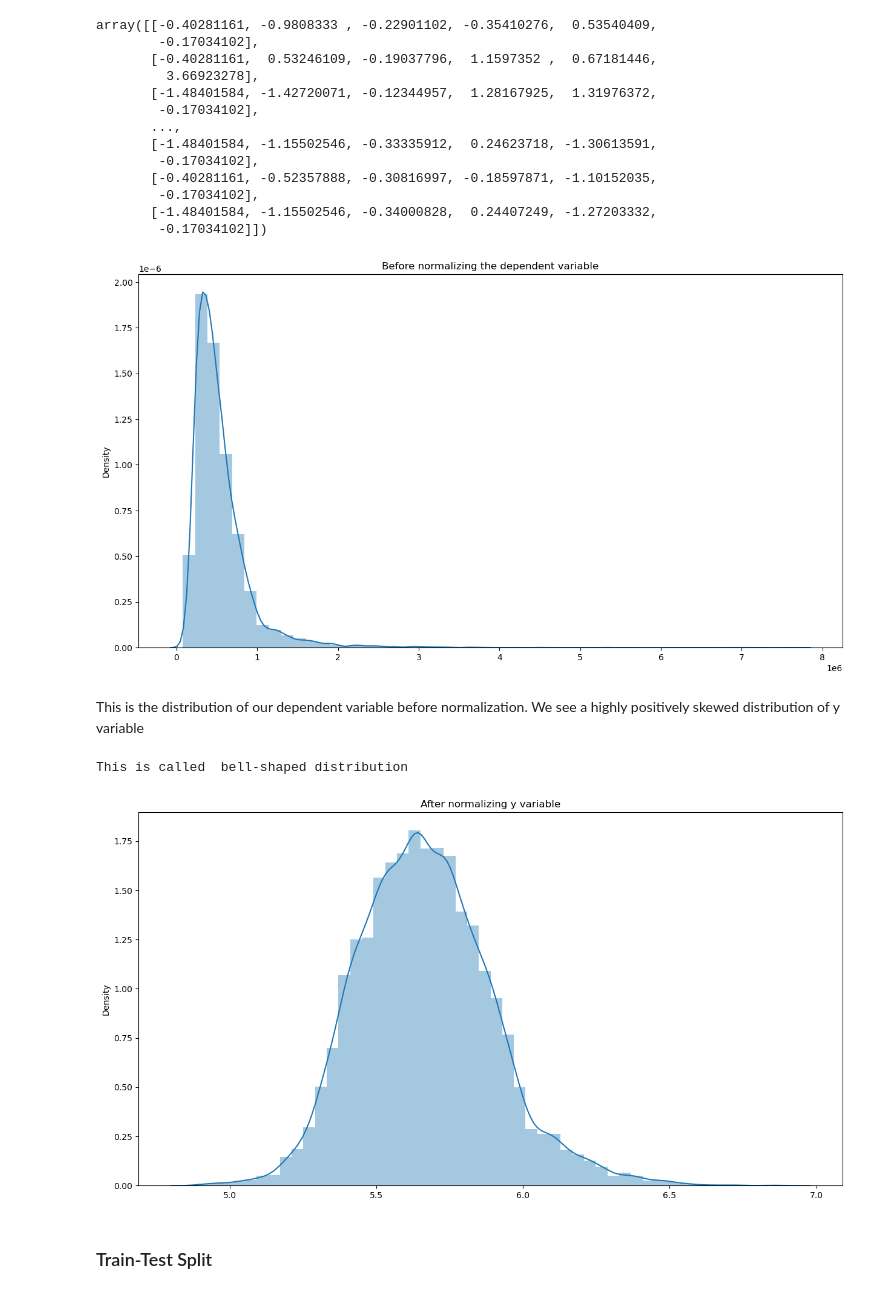
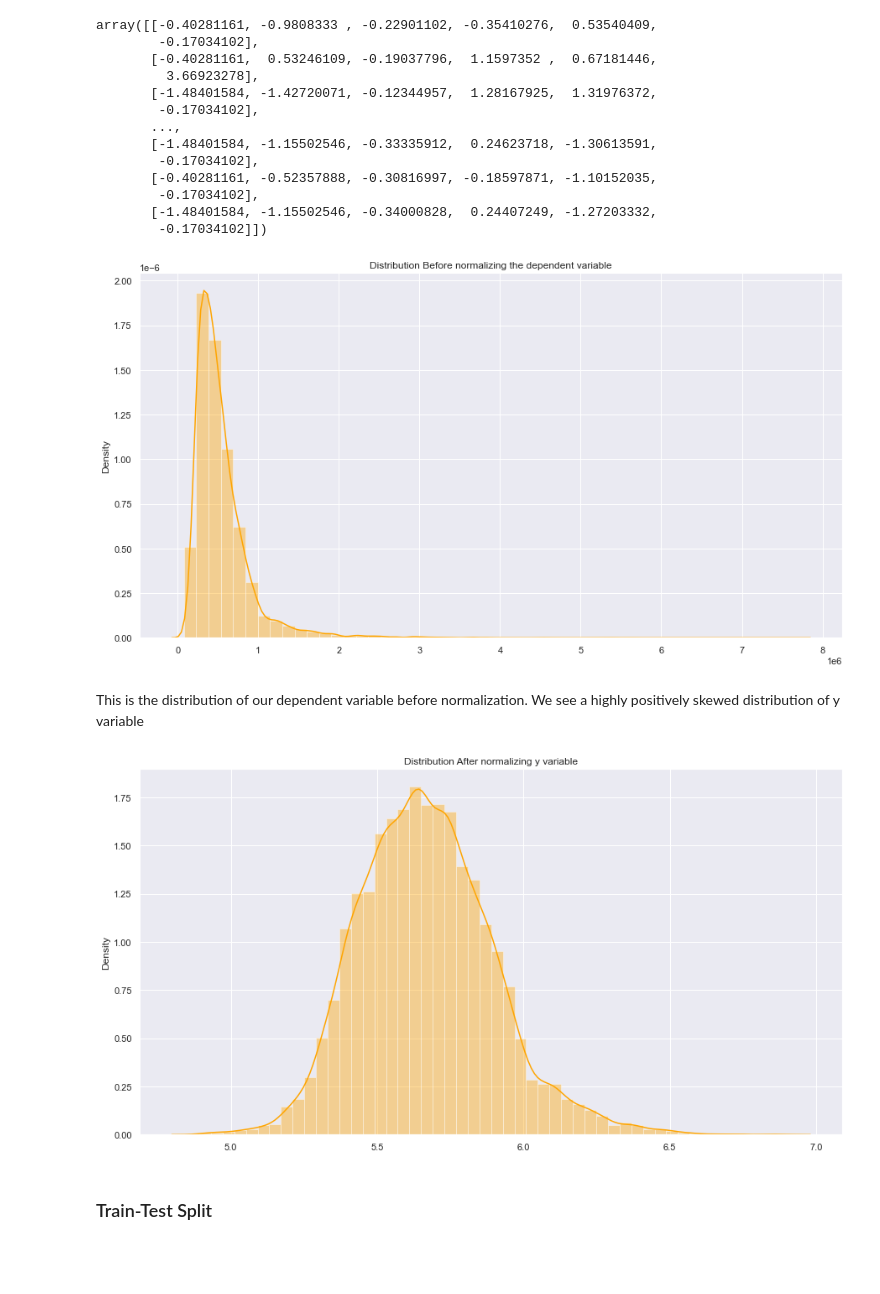
Before and after one commit to bulemi2/PPROJECT, a Jupyter notebook: HOUSING.ipynb, the cells around one changed output. Drawn from its saved outputs; the diff is of its cells as text; code cells hidden in the pictures; blank space fills up the shorter version.

```diff
--- a/HOUSING.ipynb
+++ b/HOUSING.ipynb
@@ -357,18 +385,13 @@ data_updated.head(10)
 data_updated["yr_renovated"] = data_updated["yr_renovated"].astype(int)
 # %%
-# Drop rows with invalid dates
-data_updated = data_updated.dropna(subset=['date'])
-
 # Convert the date column to datetime
 data_updated['date'] = pd.to_datetime(data_updated['date'])
 
-# Calculate years since built
+# Calculate years since built and assign column
+
 data_updated['years_since_built'] = data_updated['date'].dt.year - data_updated['yr_built']
 
 # Calculate years to renovation
+
 data_updated['years_since_renovation'] =np.abs(data_updated['yr_renovated']- data_updated['yr_built'])
 data_updated['years_since_renovation'] = data_updated.years_since_renovation.apply(lambda x: x if len(str(int(x)))==2 else 0.0)
-
-
-# Check the updated dataset
-data_updated.head(10)
@@ -585,19 +604,11 @@ We can see that the predictors with high correlation with the dependent variable
 # %%
 # Create box plots to visualize outliers for the updated data.
+
 plt.figure(figsize=(12, 6))
 sns.boxplot(data=data_updated[['price', 'bedrooms', 'bathrooms', 'sqft_living','sqft_above','sqft_living15']])
-plt.title('Box Plot - Outlier Detection')
+sns.set_style('darkgrid')
+plt.title('Box Plot - Outlier Identification')
 plt.xticks(rotation=45)
+
 plt.show()
-
-# Calculate z-scores for numerical features
-numeric_features = ['price', 'bedrooms', 'bathrooms', 'sqft_living','sqft_above','sqft_living15']
-z_scores = data_updated[numeric_features].apply(lambda x: (x - x.mean()) / x.std())
-
-# Identify outliers based on z-score threshold (e.g., z-score > 3 or z-score < -3)
-outliers = data_updated[(z_scores > 3).any(axis=1)]
-
-# Print the outliers
-# Outliers
-outliers
 # %% [output]
@@ -682,28 +688,32 @@ array([[-0.40281161, -0.9808333 , -0.22901102, -0.35410276,  0.53540409,
 # %%
 # checking the distribution of the dependent variable
 plt.figure(figsize=(15,8))
-sns.distplot(y);
+sns.set_style('darkgrid')
+sns.distplot(y,color="orange");
 plt.xticks(rotation=0);
 
-plt.title("Before normalizing the dependent variable");
+plt.title("Distribution Before normalizing the dependent variable");
+
+plt.show()
 # %% [output]
-[figure, old version]
+[figure, new version]
 # %% [markdown]
 This is the distribution of our dependent variable before normalization.
 We see a highly positively skewed distribution of y variable
 # %%
 # normalized the y variable using log10
 y = np.log10(y)
 
 # visualizing Y
 plt.figure(figsize=(15,8))
-sns.distplot(y);
+sns.set_style('darkgrid')
+sns.distplot(y,color='orange');
 plt.xticks(rotation=0);
-plt.title("After normalizing y variable");
-print("This is called  bell-shaped distribution")
+plt.title("Distribution After normalizing y variable")
+
+plt.show()
 # %% [output]
-This is called  bell-shaped distribution
-[figure, old version]
+[figure, new version]
 # %% [markdown]
 ### Train-Test Split
 # %%
```
Also changed, not shown: parts of 63 cells of this notebook, 1 other file.
